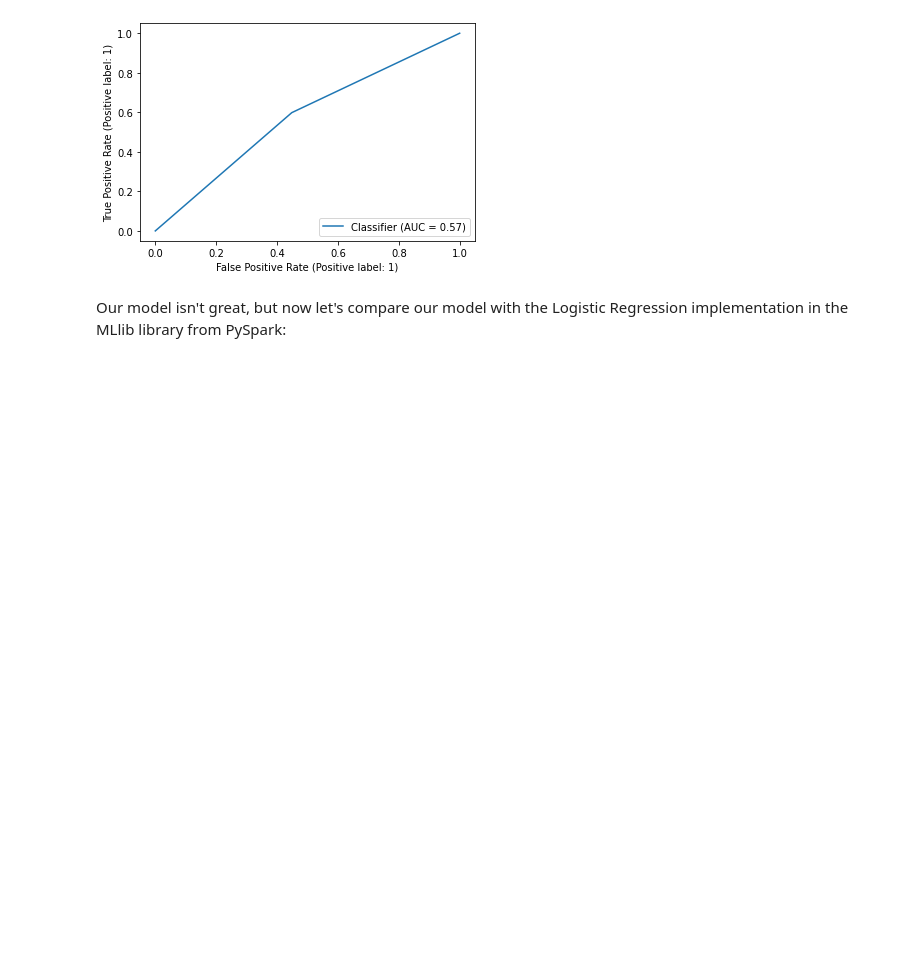
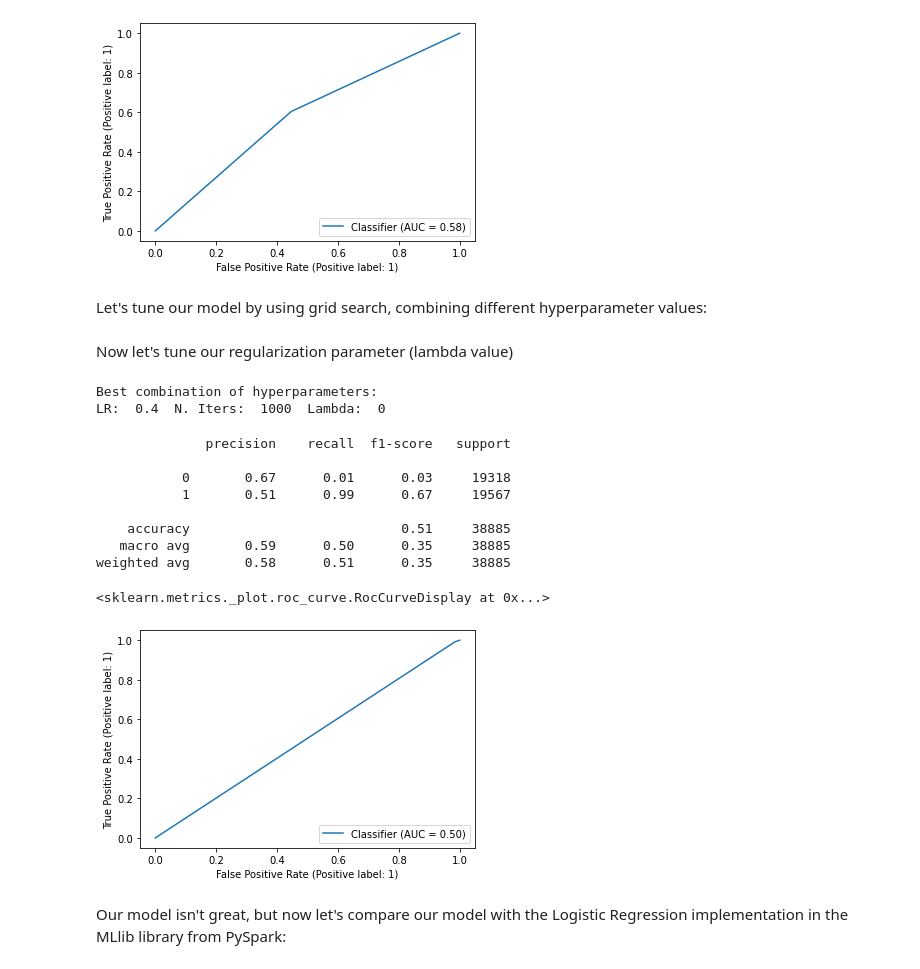
Before and after one commit to jesusvivo/amd-sm2l, a Jupyter notebook: AMD_SM2L_Final_Project.ipynb, the cells around one changed output. Cells and saved outputs as stored; diff of their text form; code cells hidden in the pictures; blank space fills up the shorter version.

```diff
--- a/AMD_SM2L_Final_Project.ipynb
+++ b/AMD_SM2L_Final_Project.ipynb
@@ -168,7 +158,7 @@ def resample(dataframe, column, positive_value):
     total_negatives = negatives.count()
     ratio = float(total_positives) / float(total_negatives)
     sampled = negatives.sample(False, ratio)
-    return sampled.union(positives)
+    return sampled.union(positives).sample(0.1)
 
 df = resample(df, 'CANCELLED', '1.0')
 # %%
@@ -436,4 +446,4 @@ class LogisticRegression:
 # %%
-model = LogisticRegression(learning_rate = 0.2, n_iterations = 1000)
+model = LogisticRegression(learning_rate = 0.2, n_iterations = 1000, lambda_value = 1)
 model.fit(X_train, y_train)
 predictions = model.predict(X_test)
@@ -470,3 +469,5 @@ RocCurveDisplay.from_predictions(y_test, predictions)
 # %% [output]
 <sklearn.metrics._plot.roc_curve.RocCurveDisplay at 0x...>
 [figure]
+# %% [markdown]
+Let's tune our model by using grid search, combining different hyperparameter values:
@@ -473,3 +509,47 @@ RocCurveDisplay.from_predictions(y_test, predictions)
+# %% [markdown]
+Now let's tune our regularization parameter (lambda value)
+# %%
+  for k in range(len(lambda_values)):
+      model = LogisticRegression(
+        learning_rate = best_learning_rate,
+        n_iterations = best_n_iterations,
+        lambda_value = k)
+
+      model.fit(X_train, y_train)
+      y_pred = model.predict(X_test)
+      curr_F1_score = model.F1_score(y_test, y_pred)
+
+      if best_F1_score < curr_F1_score:
+          best_F1_score = curr_F1_score
+          best_lambda_value = lambda_values[k]
+# %%
+print("Best combination of hyperparameters: ")
+print("LR: ", best_learning_rate, " N. Iters: ", best_n_iterations, " Lambda: ", best_lambda_value)
+# %% [output]
+Best combination of hyperparameters:
+LR:  0.4  N. Iters:  1000  Lambda:  0
+# %%
+best_model = LogisticRegression(
+    learning_rate = best_learning_rate,
+    n_iterations = best_n_iterations,
+    lambda_value = best_lambda_value)
+
+best_model.fit(X_train, y_train)
+predictions = best_model.predict(X_test)
+
+print(classification_report(y_test, predictions))
+RocCurveDisplay.from_predictions(y_test, predictions)
+# %% [output]
+              precision    recall  f1-score   support
+
+           0       0.67      0.01      0.03     19318
+           1       0.51      0.99      0.67     19567
+
+    accuracy                           0.51     38885
+   macro avg       0.59      0.50      0.35     38885
+weighted avg       0.58      0.51      0.35     38885
+<sklearn.metrics._plot.roc_curve.RocCurveDisplay at 0x...>
+[figure, added]
 # %% [markdown]
 Our model isn't great, but now let's compare our model with the Logistic Regression implementation in the MLlib library from PySpark:
 # %%
```
Also changed, not shown: parts of 19 cells of this notebook.
